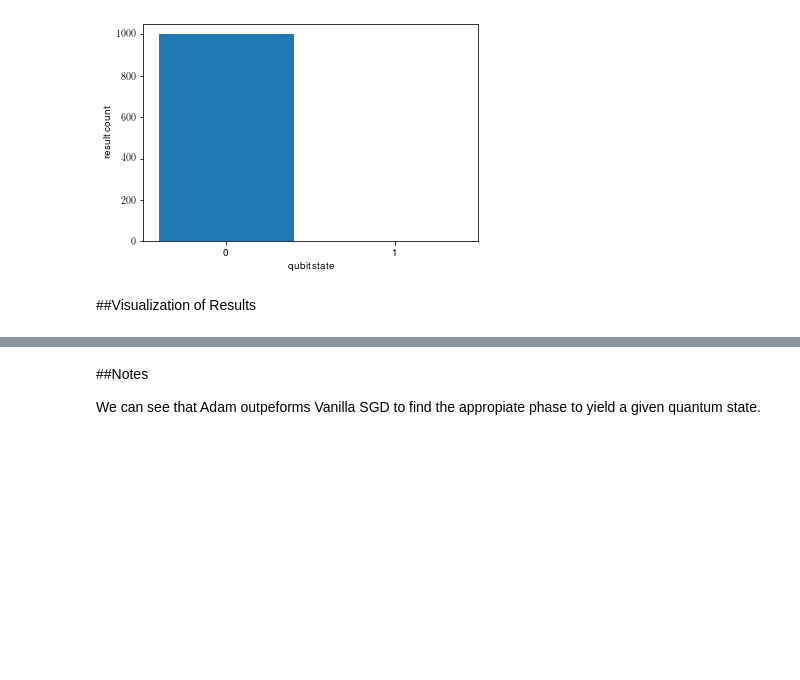
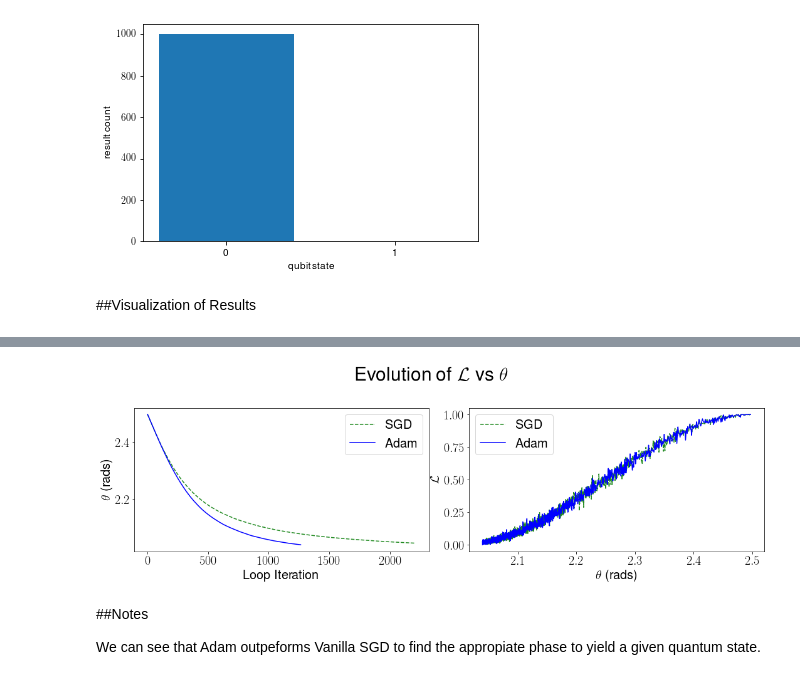
Before and after one commit to enriqueasegura/Quantum-X, a Jupyter notebook: QMLHEP_Task.ipynb, the cells around one changed output, grey strips where cells are left out. Drawn from its saved outputs; the diff is of its cells as text; code cells hidden in the pictures; blank space fills up the shorter version.

```diff
--- a/QMLHEP_Task.ipynb
+++ b/QMLHEP_Task.ipynb
@@ -600,3 +660,35 @@ plt.subplots_adjust(top=.8)
+# %%
+plt.figure(figsize=(15,5))
+
+plt.subplot(121)
+
+plt.plot(test_off[0], color='forestgreen', label='SGD', linestyle='--')
+plt.plot(test[0], color='blue', label='Adam')
+
+plt.ylabel(r'$\theta$ (rads)', fontsize=20)
+plt.xlabel(r'Loop Iteration ', fontsize=20)
+
+
+plt.legend(loc='best', fontsize=20)
+plt.tick_params(labelsize=20)
+
+plt.subplot(122)
+
+plt.plot(test_off[0], test_off[1], color='forestgreen', label='SGD', linestyle='--')
+plt.plot(test[0], test[1], color='blue', label='Adam')
+
+plt.ylabel(r'$\mathcal{L}$', fontsize=20)
+plt.xlabel(r'$\theta$ (rads)', fontsize=20)
+
+plt.legend(loc='best', fontsize=20)
+plt.tick_params(labelsize=20)
+
+plt.suptitle(r'Evolution of $\mathcal{L}$ vs $\theta$', fontsize=30)
+
+plt.tight_layout()
+plt.subplots_adjust(top=.8)
+# %% [output]
+[figure, added]
 # %% [markdown]
 ##Notes
 
```
Also changed, not shown: parts of 12 cells of this notebook.
